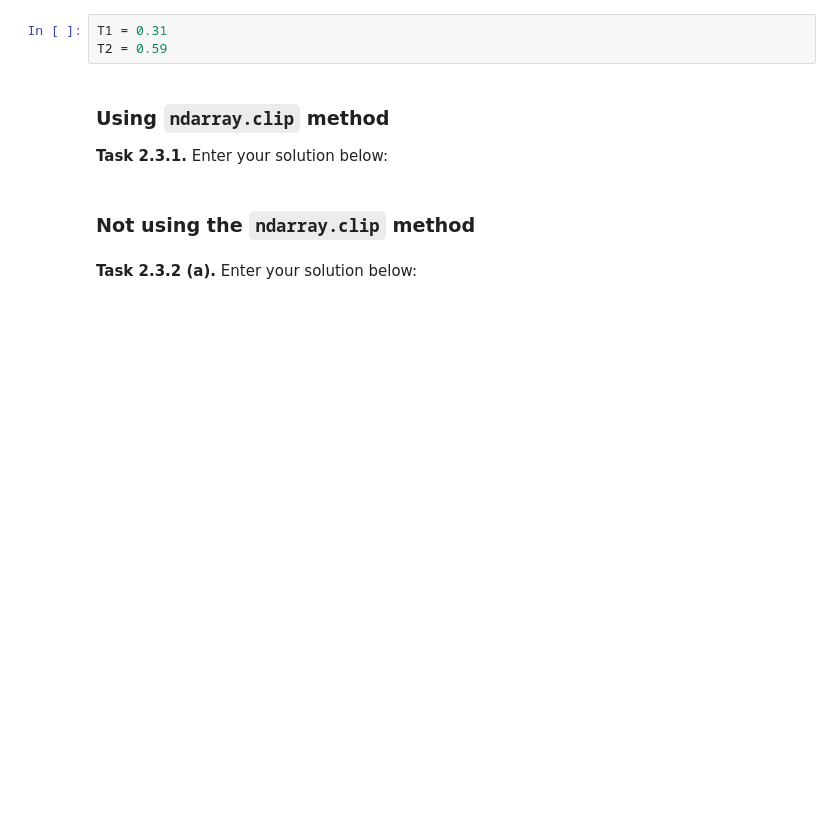
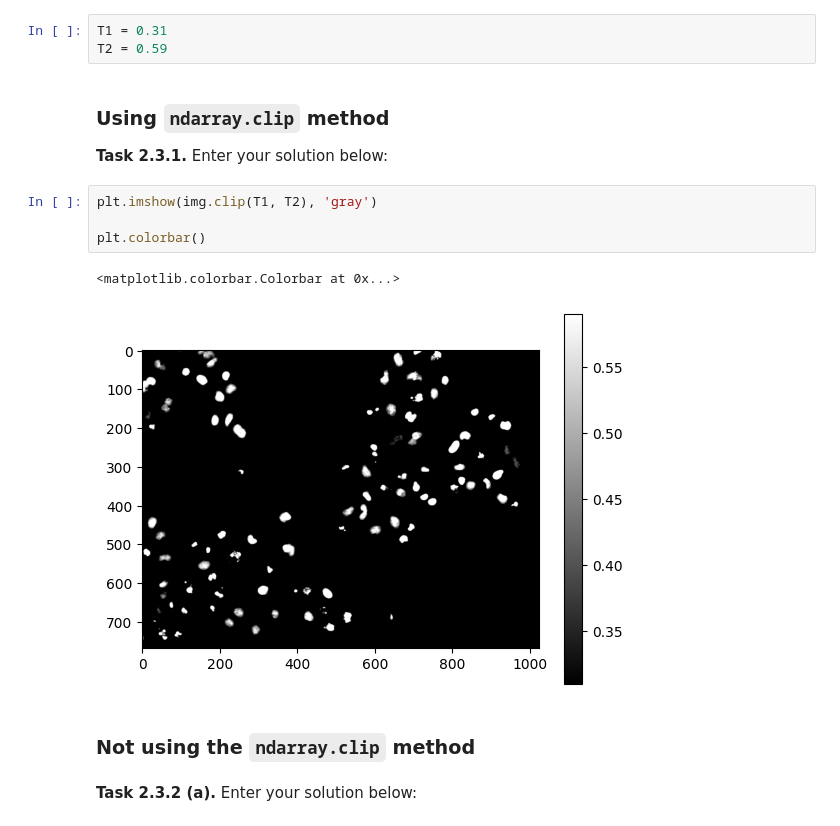
Before and after one commit to valen-as/mobi-fs3-python, a Jupyter notebook: task2.ipynb, the cells around one changed output. Saved outputs shown, nothing was run; the diff lists cells and outputs as text; blank space fills up the shorter version.

```diff
--- a/task2.ipynb
+++ b/task2.ipynb
@@ -49,6 +49,13 @@ T2 = 0.59
 ### Using `ndarray.clip` method
 
 **<a id="#">Task 2.3.1.</a>** Enter your solution below:
+# %%
+plt.imshow(img.clip(T1, T2), 'gray')
+
+plt.colorbar()
+# %% [output]
+<matplotlib.colorbar.Colorbar at 0x...>
+[figure, added]
 # %% [markdown]
 ### Not using the `ndarray.clip` method
 # %% [markdown]
```
Also changed, not shown: parts of 3 cells of this notebook.
